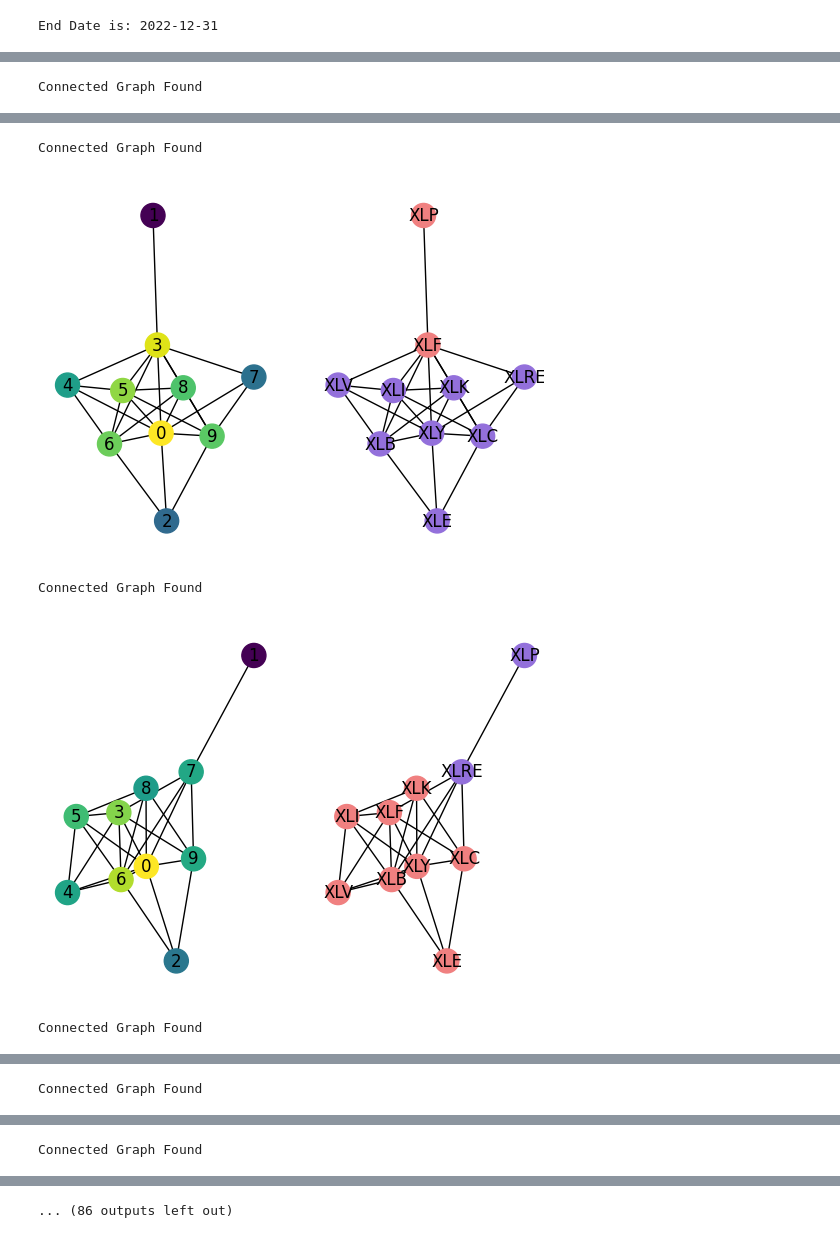
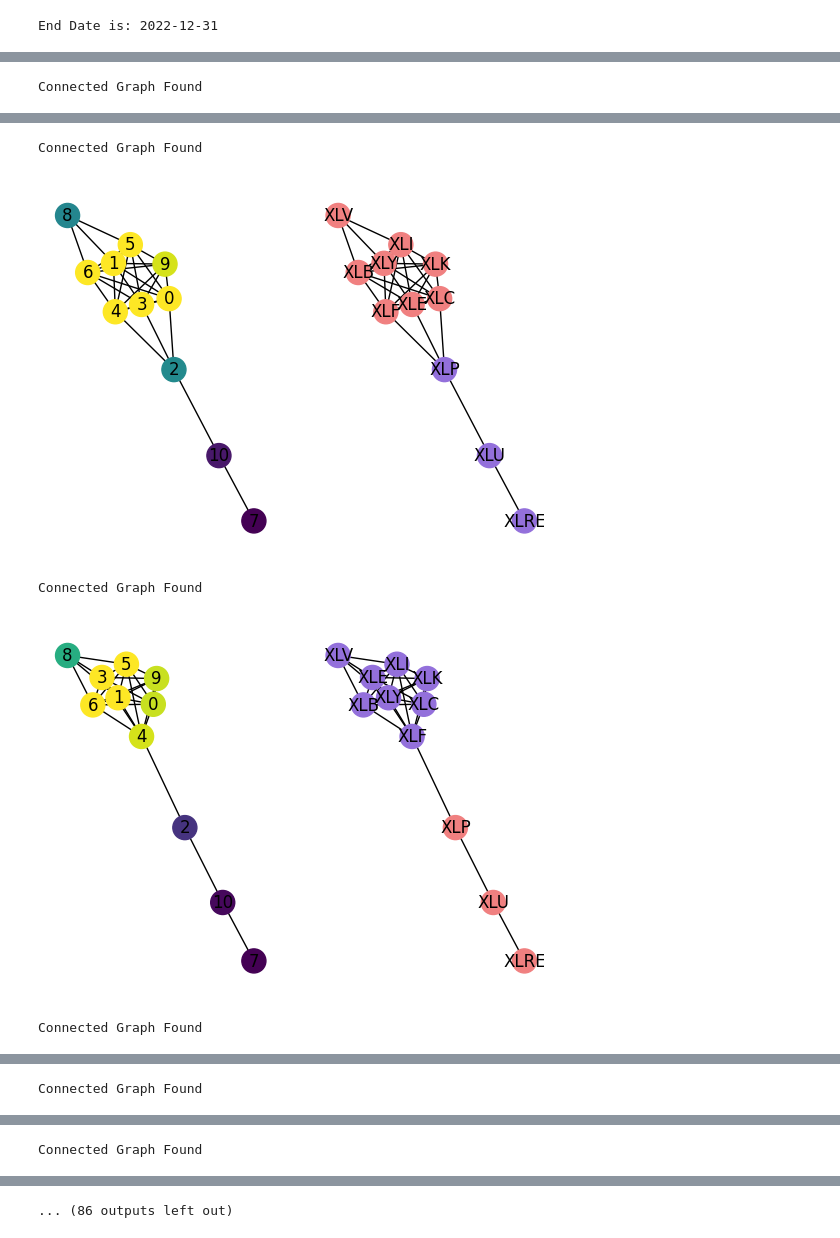
Before and after one commit to WilliamClintC/BetaMaker, a Jupyter notebook: industry_centralizer.ipynb, the cells around one changed output, grey strips where cells are left out. Drawn from its saved outputs; the diff is of its cells as text; code cells hidden in the pictures.

```diff
--- a/industry_centralizer.ipynb
+++ b/industry_centralizer.ipynb
@@ -24,8 +24,7 @@ import requests
 from dateutil.relativedelta import relativedelta
 #Will Version monthly 1
 # %%
-
-tickers = ['XLY', 'XLP', 'XLE', 'XLF', 'XLV', 'XLI', 'XLB', 'XLRE', 'XLK', 'XLC']
+tickers = ['XLC', 'XLY', 'XLP', 'XLE', 'XLF', 'XLI', 'XLB', 'XLRE', 'XLV', 'XLK', 'XLU']
 
 START_DATE = '2018-12-31'
 years=4
@@ -68,7 +67,7 @@ y.name = tickers[0]
 df = pd.DataFrame(y)
 #df.reset_index(inplace=True)
 
-for x in range(1,10):
+for x in range(1,len(tickers)):
     asset_df = yf.download(tickers[x], start=previous_month_start_date, end=END_DATE, progress=False)
     y = asset_df['Adj Close'].resample('M') \
                              .last() \
@@ -81,3 +80,6 @@ for x in range(1,10):
 
 df.reset_index(drop=True, inplace=True)
 PastReturns_df=df
+PastReturns_df.fillna(0, inplace=True)
+
+PastReturns_df.head()
@@ -124,13 +133,13 @@ for x in range (years*12+1):
     relaxer=.9999
     truncated=corr.applymap(truncate)
     # we already know that every stock is perfectly correlated with itself, so the ones on the diagonal are not really useful information. Let's get rid of them.
-    adj = truncated- np.identity(10)
+    adj = truncated- np.identity(len(tickers))
     stocknet = nx.from_numpy_array(adj.to_numpy()) # initialize a new graph from our adjacency matrix
 
     while nx.is_connected(stocknet)==False:
         relaxer=relaxer-.0001
         truncated=corr.applymap(truncate)
-        adj = corr.applymap(lambda x: truncate(x, relaxer=relaxer))- np.identity(10)
+        adj = corr.applymap(lambda x: truncate(x, relaxer=relaxer))- np.identity(len(tickers))
         stocknet = nx.from_numpy_array(adj.to_numpy()) # initialize a new graph from our adjacency matrix
     else:
         print("Connected Graph Found")
@@ -144,14 +153,14 @@ for x in range (years*12+1):
     (u,v) = np.linalg.eig(L)
     u_sorted = np.sort(u)
     v_sorted = v[:, u.argsort()]
-    colors = [ "lightcoral" for i in range(0,10) ]
-    for i in range(0,10):
+    colors = [ "lightcoral" for i in range(0,len(tickers)) ]
+    for i in range(0,len(tickers)):
         if (v_sorted[i,1] < 0):
             colors[i] = "mediumpurple"
 
 
     eigen_cent = nx.eigenvector_centrality(IndexedStocknet)
-    eigen_colors = [eigen_cent[i] for i in range(0,10)]
+    eigen_colors = [eigen_cent[i] for i in range(0,len(tickers))]
     fig, (ax1, ax2) = plt.subplots(ncols=2)
 
     # Draw the graphs in the subplots
@@ -173,5 +182,5 @@ Connected Graph Found
 Connected Graph Found
-[figure, old version]
+[figure, new version]
 Connected Graph Found
-[figure, old version]
+[figure, new version]
 Connected Graph Found
```
Also changed, not shown: parts of 4 cells of this notebook, 2 other files.
